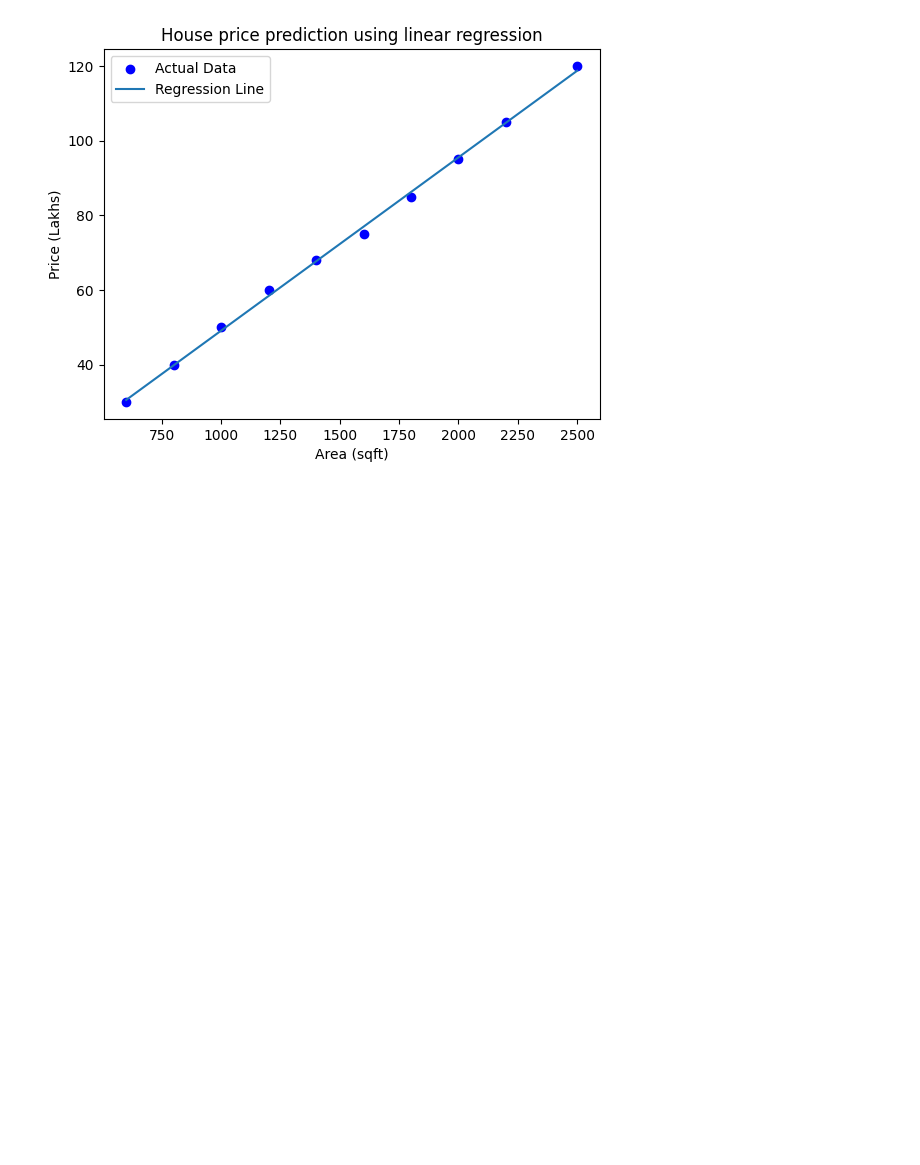
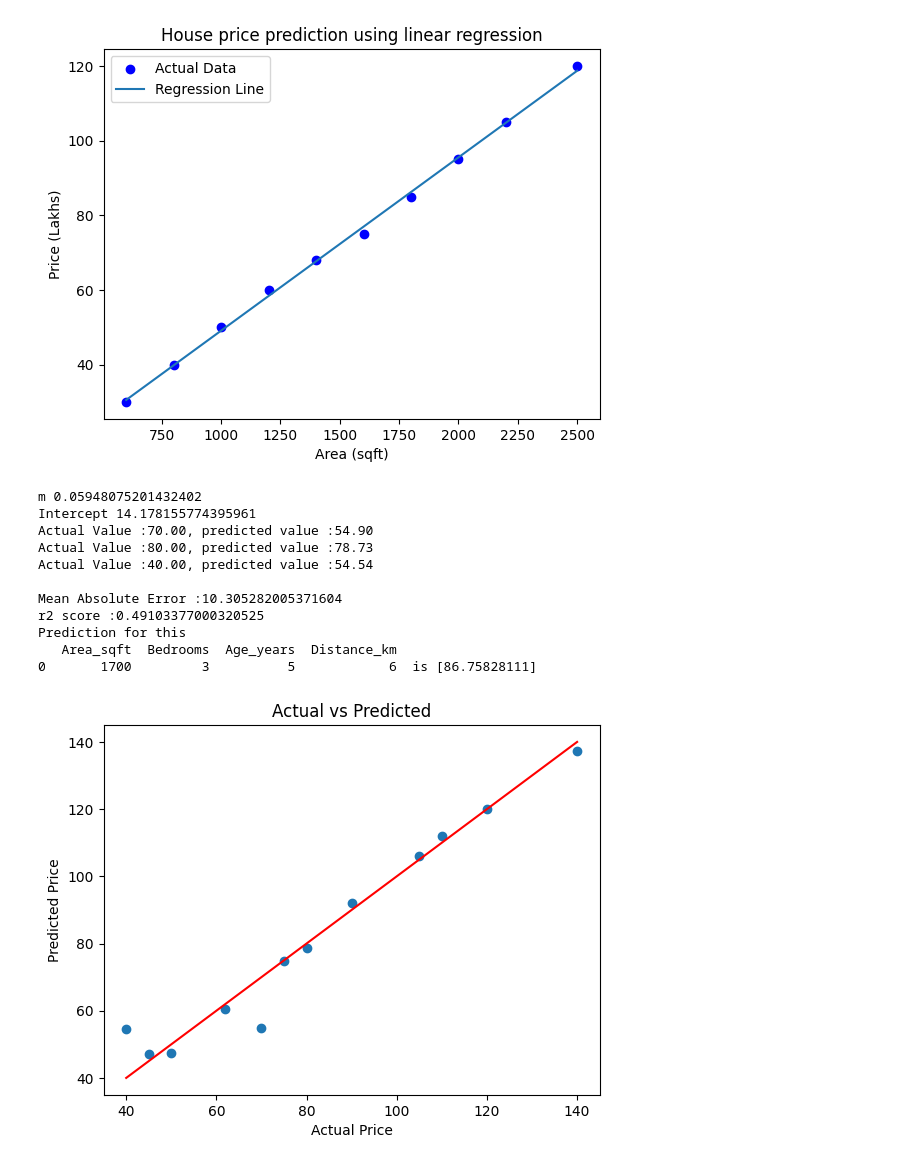
Before and after one commit to shivank7269/DataScience_Training, a Jupyter notebook: 26feb.ipynb, the cells around one changed output. Drawn from its saved outputs; the diff is of its cells as text; code cells hidden in the pictures; blank space fills up the shorter version.

Commit message:
added assignment of multiple regression

```diff
--- a/26feb.ipynb
+++ b/26feb.ipynb
@@ -66,3 +66,59 @@ r2 score :0.9999598873156736
 
 Predicted price for 1800 sqft house: 86.22 lakhs
 [figure]
+# %%
+df = pd.read_csv('Dataset/data/housing1_prices - Sheet1.csv')
+
+x=df[["Area_sqft","Bedrooms","Age_years","Distance_km"]]
+y=df["Price_lakhs"]
+
+x_train,x_test,y_train,y_test = train_test_split(
+    x,y,test_size=0.2,random_state=42
+)
+
+model = LinearRegression()
+model.fit(x_train,y_train)
+
+print("m",model.coef_[0])
+print("Intercept",model.intercept_)
+
+y_pred = model.predict(x_test)
+
+for actual,pred in zip(y_test,y_pred):
+    print(f"Actual Value :{actual:.2f}, predicted value :{pred:.2f}")
+
+mean_error = mean_absolute_error(y_test,y_pred)
+r2 = r2_score(y_test,y_pred)
+print(f"\nMean Absolute Error :{mean_error}")
+print(f"r2 score :{r2}")
+
+new_data = pd.DataFrame([[1700,3,5,6]],columns=["Area_sqft","Bedrooms","Age_years","Distance_km"])
+prediction = model.predict(new_data)
+
+print(f"Prediction for this \n{new_data}  is {prediction}")
+
+y_pred = model.predict(x)
+
+plt.scatter(y, y_pred)
+plt.xlabel("Actual Price")
+plt.ylabel("Predicted Price")
+plt.title("Actual vs Predicted")
+
+plt.plot([y.min(), y.max()],
+         [y.min(), y.max()],
+         color='red')
+
+plt.show()
+# %% [output]
+m 0.05948075201432402
+Intercept 14.178155774395961
+Actual Value :70.00, predicted value :54.90
+Actual Value :80.00, predicted value :78.73
+Actual Value :40.00, predicted value :54.54
+
+Mean Absolute Error :10.305282005371604
+r2 score :0.49103377000320525
+Prediction for this
+   Area_sqft  Bedrooms  Age_years  Distance_km
+0       1700         3          5            6  is [86.75828111]
+[figure, added]
```
Also changed, not shown: 3 other files.
